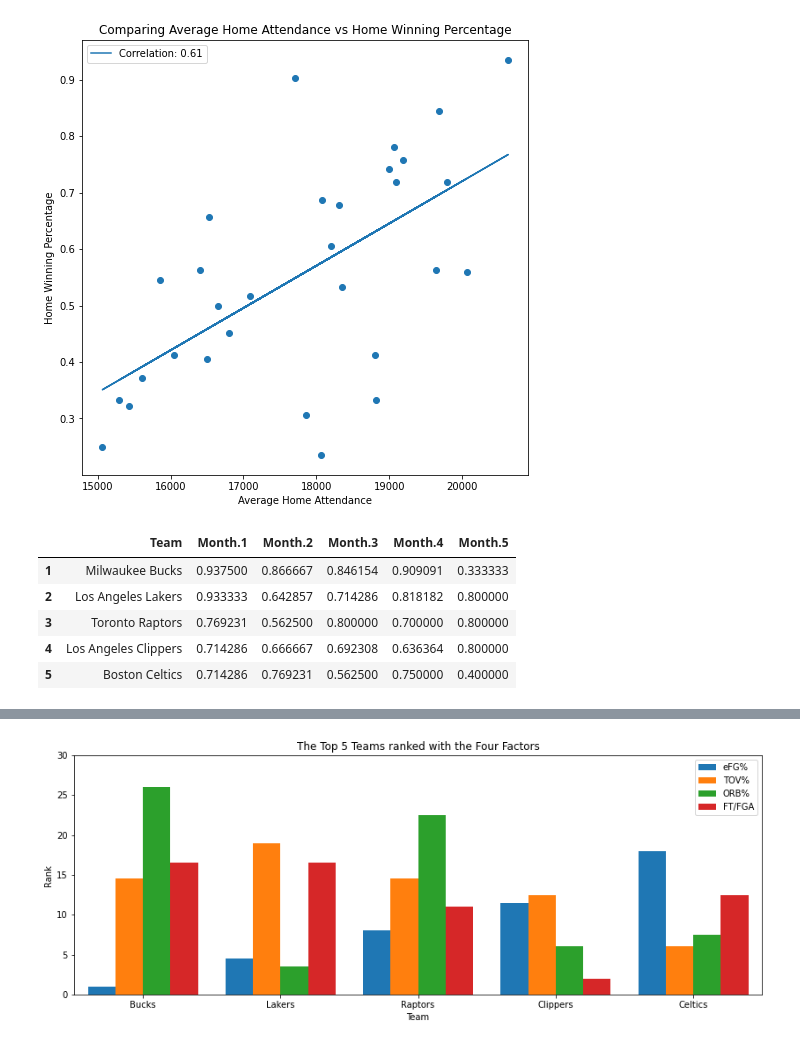
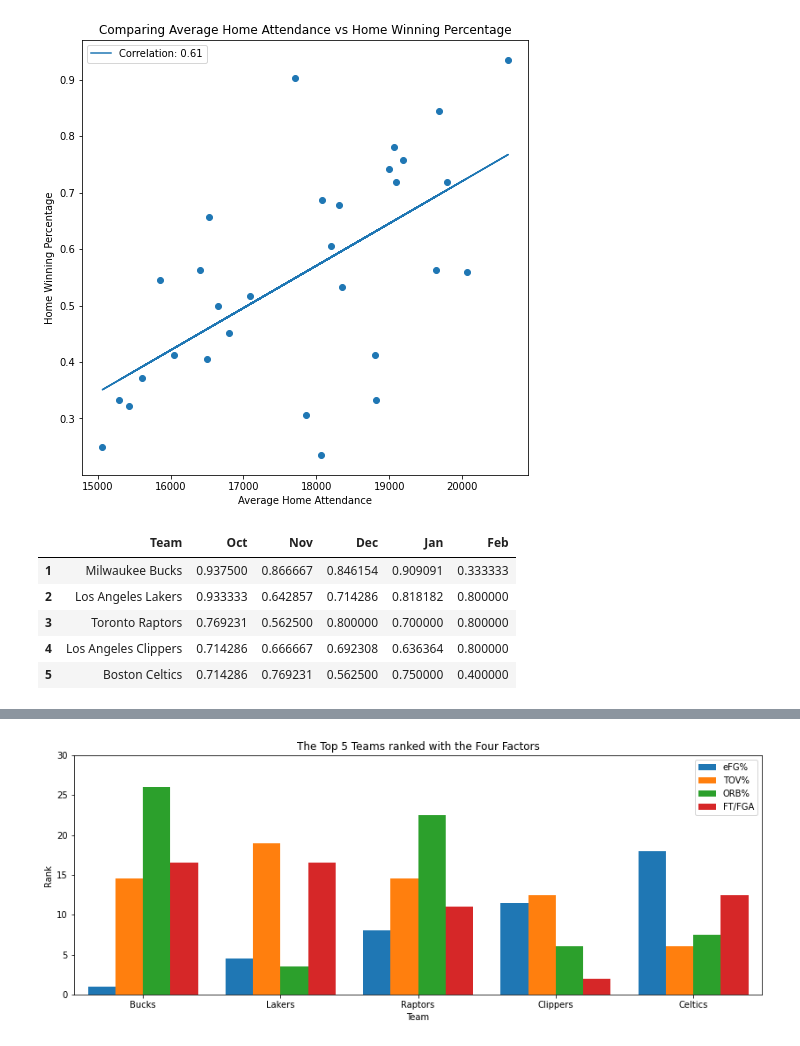
Before and after one commit to cjdunteman/cs320_final, a Jupyter notebook: experimenting.ipynb, the cells around one changed output, grey strips where cells are left out. Cells and saved outputs as stored; diff of their text form; code cells hidden in the pictures.

```diff
--- a/experimenting.ipynb
+++ b/experimenting.ipynb
@@ -151,17 +151,24 @@ ax.get_figure().savefig("fig3.svg", bbox_inches="tight")
 # %%
 standings_df = standings_df.rename(columns={"Unnamed: 1": "Team"})
 wins_per_month_df = standings_df[["Team", "Month.1", "Month.2", "Month.3", "Month.4", "Month.5"]]
 
 wins_per_month_df = wins_per_month_df[1:]
-wins_per_month_df["Month.1"] = wins_per_month_df["Month.1"].apply(lambda x: x.split("-")[0]).astype(int) / (wins_per_month_df["Month.1"].apply(lambda x: x.split("-")[0]).astype(int) + wins_per_month_df["Month.1"].apply(lambda x: x.split("-")[1]).astype(int))
-wins_per_month_df["Month.2"] = wins_per_month_df["Month.2"].apply(lambda x: x.split("-")[0]).astype(int) / (wins_per_month_df["Month.2"].apply(lambda x: x.split("-")[0]).astype(int) + wins_per_month_df["Month.2"].apply(lambda x: x.split("-")[1]).astype(int))
-wins_per_month_df["Month.3"] = wins_per_month_df["Month.3"].apply(lambda x: x.split("-")[0]).astype(int) / (wins_per_month_df["Month.3"].apply(lambda x: x.split("-")[0]).astype(int) + wins_per_month_df["Month.3"].apply(lambda x: x.split("-")[1]).astype(int))
-wins_per_month_df["Month.4"] = wins_per_month_df["Month.4"].apply(lambda x: x.split("-")[0]).astype(int) / (wins_per_month_df["Month.4"].apply(lambda x: x.split("-")[0]).astype(int) + wins_per_month_df["Month.4"].apply(lambda x: x.split("-")[1]).astype(int))
-wins_per_month_df["Month.5"] = wins_per_month_df["Month.5"].apply(lambda x: x.split("-")[0]).astype(int) / (wins_per_month_df["Month.5"].apply(lambda x: x.split("-")[0]).astype(int) + wins_per_month_df["Month.5"].apply(lambda x: x.split("-")[1]).astype(int))
+wins_per_month_df["Oct"] = wins_per_month_df["Month.1"].apply(lambda x: x.split("-")[0]).astype(int) / (wins_per_month_df["Month.1"].apply(lambda x: x.split("-")[0]).astype(int) + wins_per_month_df["Month.1"].apply(lambda x: x.split("-")[1]).astype(int))
+wins_per_month_df["Nov"] = wins_per_month_df["Month.2"].apply(lambda x: x.split("-")[0]).astype(int) / (wins_per_month_df["Month.2"].apply(lambda x: x.split("-")[0]).astype(int) + wins_per_month_df["Month.2"].apply(lambda x: x.split("-")[1]).astype(int))
+wins_per_month_df["Dec"] = wins_per_month_df["Month.3"].apply(lambda x: x.split("-")[0]).astype(int) / (wins_per_month_df["Month.3"].apply(lambda x: x.split("-")[0]).astype(int) + wins_per_month_df["Month.3"].apply(lambda x: x.split("-")[1]).astype(int))
+wins_per_month_df["Jan"] = wins_per_month_df["Month.4"].apply(lambda x: x.split("-")[0]).astype(int) / (wins_per_month_df["Month.4"].apply(lambda x: x.split("-")[0]).astype(int) + wins_per_month_df["Month.4"].apply(lambda x: x.split("-")[1]).astype(int))
+wins_per_month_df["Feb"] = wins_per_month_df["Month.5"].apply(lambda x: x.split("-")[0]).astype(int) / (wins_per_month_df["Month.5"].apply(lambda x: x.split("-")[0]).astype(int) + wins_per_month_df["Month.5"].apply(lambda x: x.split("-")[1]).astype(int))
+wins_per_month_df.pop("Month.1")
+wins_per_month_df.pop("Month.2")
+wins_per_month_df.pop("Month.3")
+wins_per_month_df.pop("Month.4")
+wins_per_month_df.pop("Month.5")
+
+
 
 wins_per_month_df.head()
 # %% [output]
-|  | Team | Month.1 | Month.2 | Month.3 | Month.4 | Month.5 |
+|  | Team | Oct | Nov | Dec | Jan | Feb |
 | 1 | Milwaukee Bucks | 0.937500 | 0.866667 | 0.846154 | 0.909091 | 0.333333 |
 | 2 | Los Angeles Lakers | 0.933333 | 0.642857 | 0.714286 | 0.818182 | 0.800000 |
 | 3 | Toronto Raptors | 0.769231 | 0.562500 | 0.800000 | 0.700000 | 0.800000 |
```
Also changed, not shown: parts of 3 cells of this notebook, 7 other files.
